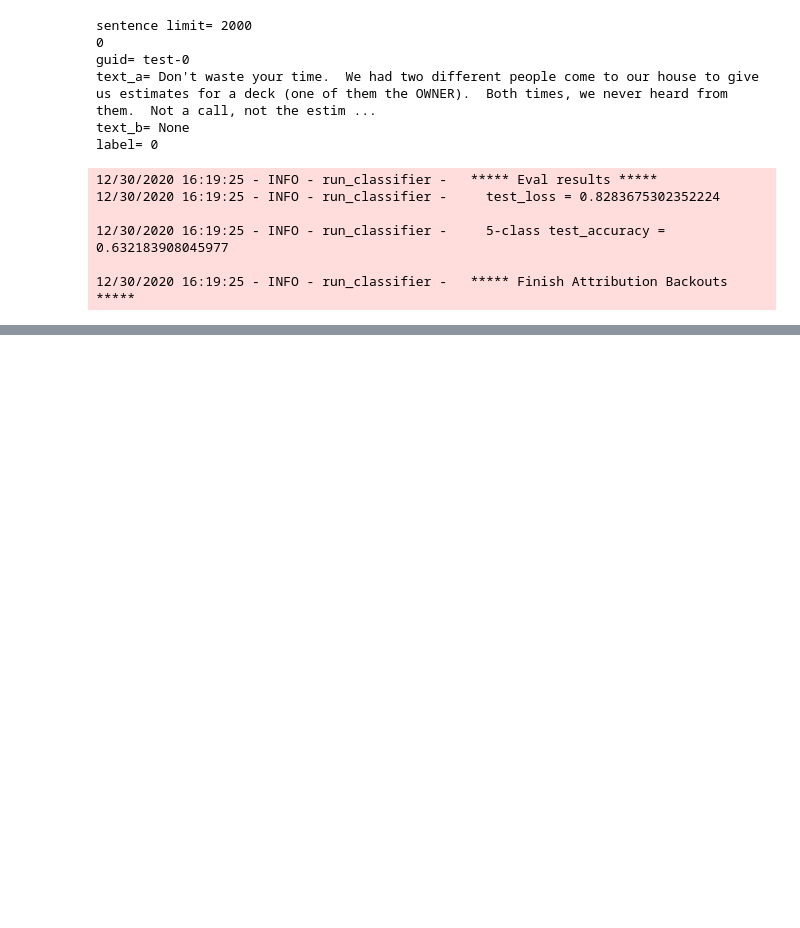
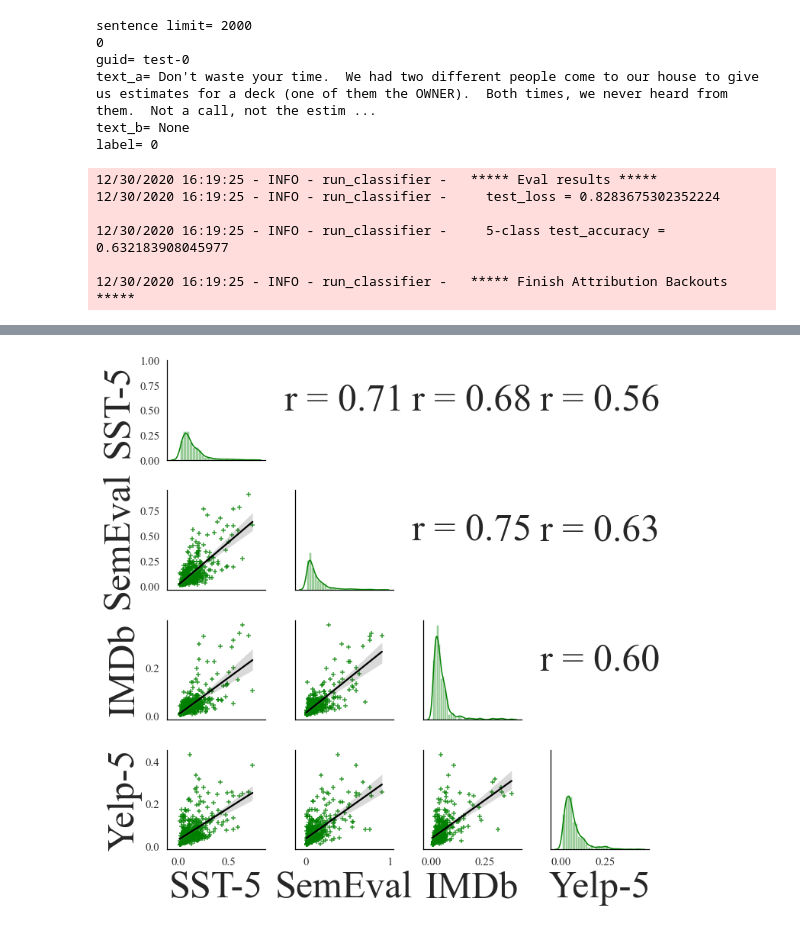
Before and after one commit to frankaging/BERT-LRP, a Jupyter notebook: code/notebook/lrp_visualize.ipynb, the cells around one changed output, grey strips where cells are left out. Saved outputs shown, nothing was run; the diff lists cells and outputs as text; code cells hidden in the pictures; blank space fills up the shorter version.

```diff
--- a/code/notebook/lrp_visualize.ipynb
+++ b/code/notebook/lrp_visualize.ipynb
@@ -950,0 +950,4 @@ g.map_upper(reg_coef)
+# %%
+corr_plot(gi_score_df, "green")
+# %% [output]
+[figure, added]
```
Also changed, not shown: parts of 11 cells of this notebook, 1 other file.
